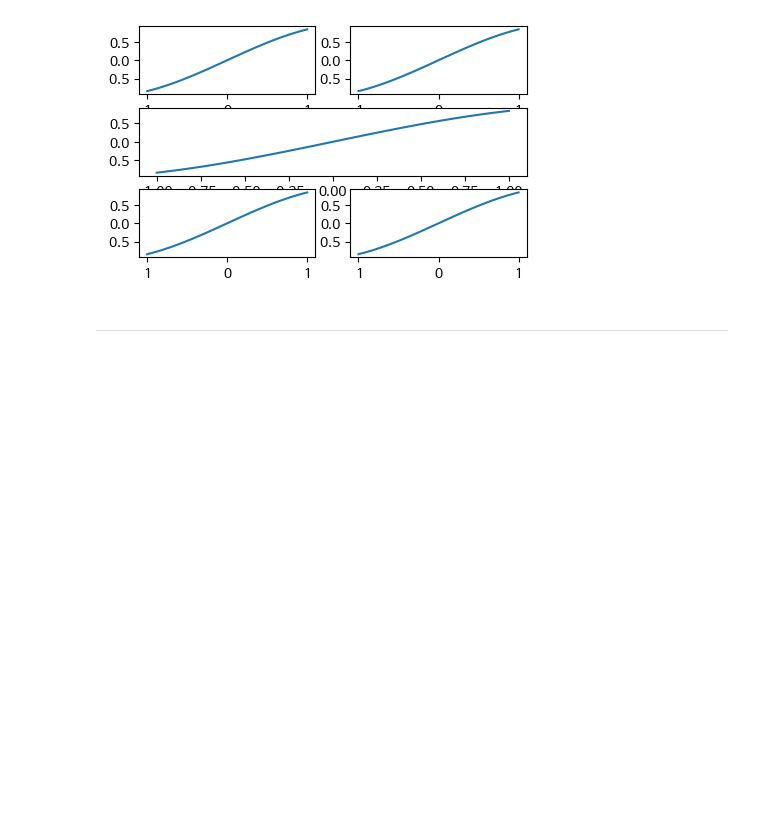
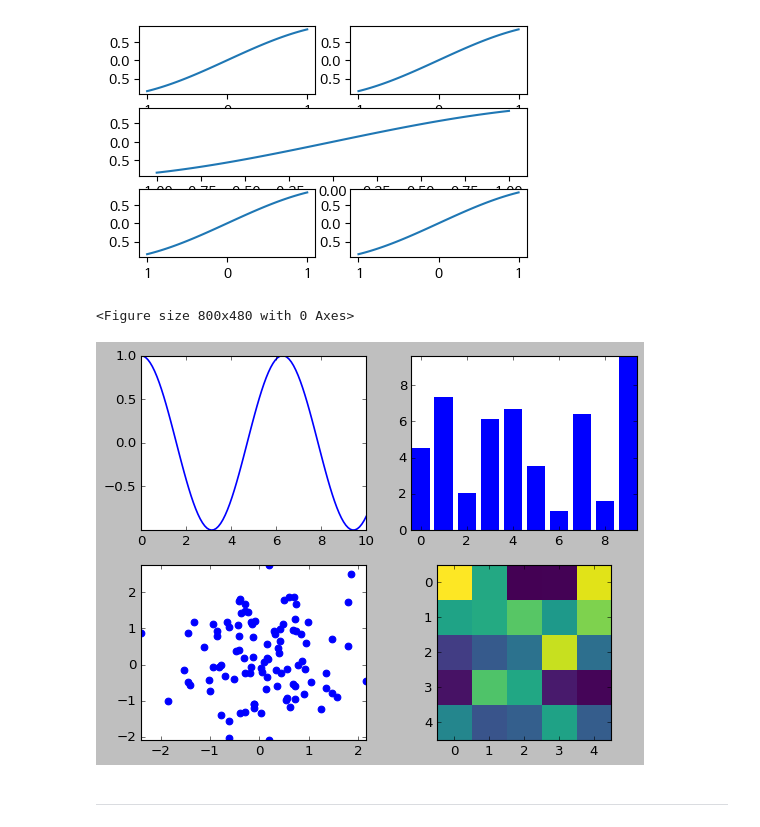
Before and after one commit to Joyschool/dataAnalysis, a Jupyter notebook: 2_데이터분석_02_라이브러리_Matplotlib_실습.ipynb, the cells around one changed output. Saved outputs shown, nothing was run; the diff lists cells and outputs as text; code cells hidden in the pictures; blank space fills up the shorter version.

```diff
--- a/2_데이터분석_02_라이브러리_Matplotlib_실습.ipynb
+++ b/2_데이터분석_02_라이브러리_Matplotlib_실습.ipynb
@@ -229,6 +232,43 @@ plt.plot(x, y_1)
 plt.show()
 # %% [output]
 [figure]
+# %%
+import matplotlib.pyplot as plt
+import numpy as np
+
+# 그래프 크기 설정
+# plt.rcParams['figure.figsize'] = (10, 6)  # (가로,세로) 인치 단위
+plt.figure(figsize=(10, 6))     # (10,6) 인치 그래프
+
+# 그래프 공간 설정
+fig, ax = plt.subplots(2,2)      # 2행 2열 그래프 공간
+# print(fig, ax)
+
+plt.style.use('default')          # classic 등등
+
+# 선 그래프
+X = np.linspace(0, 10, 100)      # 0~10사이의 선형 분포 100개
+Y = np.cos(X)                    # X의 코사인 값
+ax[0,0].plot(X, Y)               # 선 그래프
+
+# 막대 그래프
+X = np.arange(10)                # 0~9사이의 연속값
+Y = np.random.uniform(1,10,10)   # 균일분포값 생성
+ax[0,1].bar(X, Y)                # 막대 그래프
+
+# 점 그래프
+X = np.random.randn(100)         # 정규 분포를 가지는 데이터
+Y = np.random.randn(100)         # 정규 분포를 가지는 데이터
+ax[1,0].scatter(X, Y)
+
+# 분포를 2D 이미지 그림으로
+Z = np.random.uniform(0,1,(5,5)) # 0~1사이의 균일분포값을 5행x5열
+ax[1,1].imshow(Z)                # 2D 이미지 그림으로 표현
+
+plt.show()
+# %% [output]
+<Figure size 800x480 with 0 Axes>
+[figure, added]
 # %% [markdown]
 --------------------
 # %% [markdown]
```
Also changed, not shown: parts of 53 cells of this notebook.
